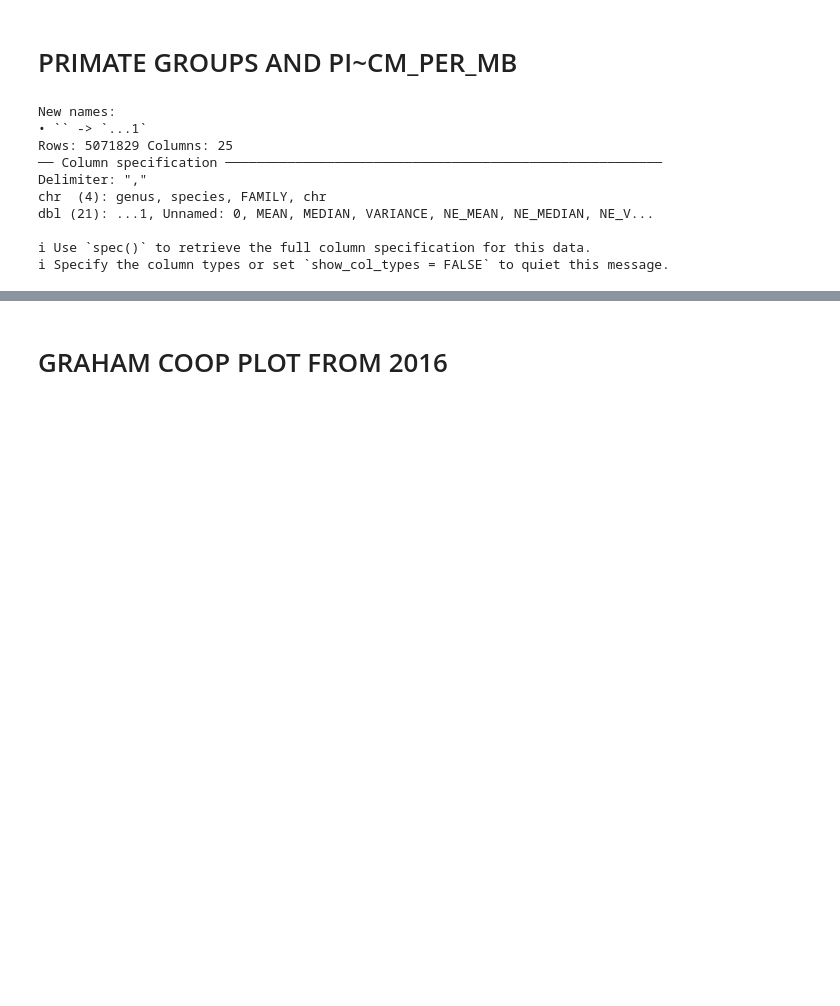
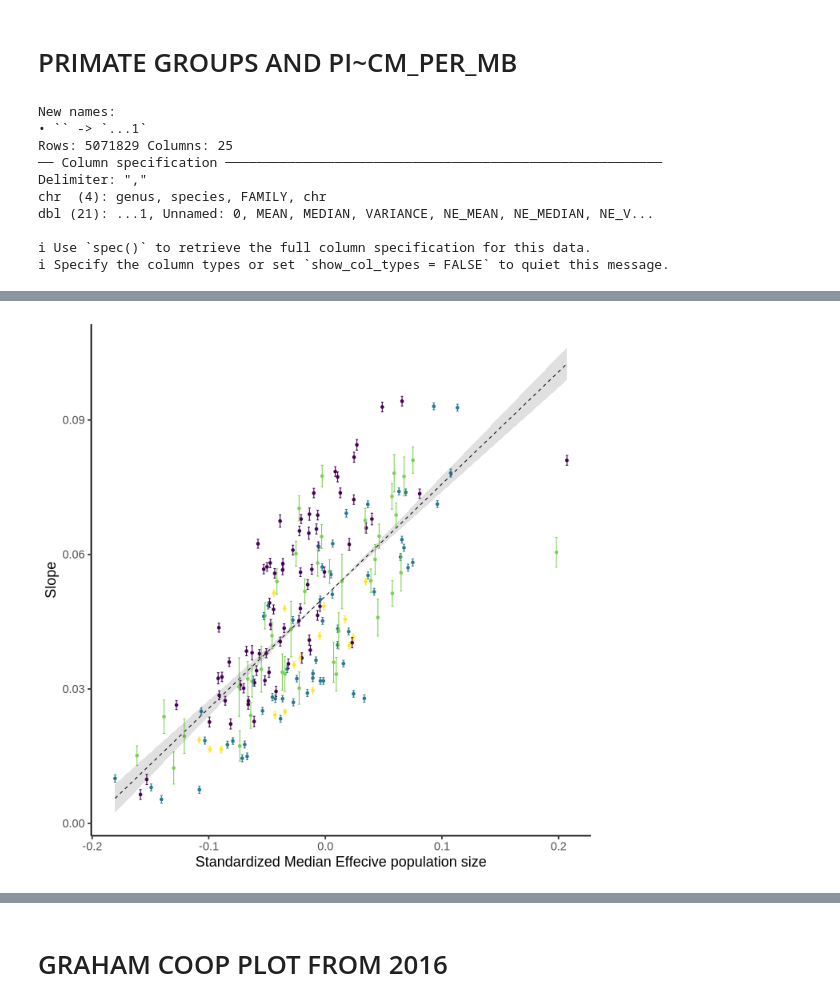
Before and after one commit to Bjarke-M/diversitynrecombination, a Jupyter notebook: notebooks/ploting.ipynb, the cells around one changed output, grey strips where cells are left out. Saved outputs shown, nothing was run; the diff lists cells and outputs as text; code cells hidden in the pictures; blank space fills up the shorter version.

```diff
--- a/notebooks/ploting.ipynb
+++ b/notebooks/ploting.ipynb
@@ -307,6 +373,7 @@ SPECIES/NE AND PI~CM_PER_MB
 # %%
 %%R
-b_species <- read_delim('../results/model/Nested_model/b_14_12_2023', delim = '\t')
-h0 <- read_delim('../results/model/Nested_model/h0_14_12_2023', delim = '\t')
-h1 <- read_delim('../results/model/Nested_model/h1_14_12_2023', delim = '\t')
-Ne <- read_csv('../results/model/Nested_model/Reduced_Ne_Pi_recomb.csv') %>% select(full_species,NE_MEDIAN) %>% distinct(full_species, .keep_all=TRUE)
+b_species <- read_delim('../results/model/Nested_model/hierarchical_log_scaled_ne_cmpermb_model/b_18_12_2023', delim = '\t')
+h0 <- read_delim('../results/model/Nested_model/hierarchical_log_scaled_ne_cmpermb_model/h0_18_12_2023', delim = '\t')
+h1 <- read_delim('../results/model/Nested_model/hierarchical_log_scaled_ne_cmpermb_model/h1_18_12_2023', delim = '\t')
+Ne <- read_csv('../results/model/Nested_model/log_scaled_z_scores.csv') %>% select(full_species,NE_MEDIAN,z_ne) %>% distinct(full_species, .keep_all=TRUE) %>% separate(full_species, into = c("genus", "species"), sep = "_", remove = FALSE)
+pg_namedf <- read_delim('../data/genus_phylogenetic_group_metadata.txt', delim='\t')
@@ -322,21 +423,31 @@ b_species
 # %%
 %%R
 merged_data <- merge(b_species, Ne, by.x = "Species", by.y = "full_species", all.x = TRUE)
-merged_data <- merged_data %>% mutate(
-    scaled_ne = scale(merged_data$NE_MEDIAN,center=TRUE,scale=TRUE))
+merged_data <- merged_data %>%
+    mutate(upper = (mean(h1$h1)+sd(h1$h1)),
+          lower = (mean(h1$h1)-sd(h1$h1)))
+
+merged_data <- merge(merged_data, pg_namedf, by.x = "genus", by.y = "genus_name", all.x = TRUE)
 # %%
 %%R
-fig1 <- merged_data %>% ggplot(aes(x=NE_MEDIAN,y=b))+
-geom_point(aes(col=NE_MEDIAN))+
-geom_line(aes(x=NE_MEDIAN, y=(mean(h0$h0))+(mean(h1$h1)*scaled_ne)), lty = 2)+
-geom_errorbar(aes(ymin=b-sd, ymax=b+sd, col = NE_MEDIAN), width=.2,
+fig1 <- merged_data %>% ggplot(aes(x=z_ne,y=b))+
+geom_point(aes(col=pg_name))+
+geom_line(aes(x=z_ne, y=(mean(h0$h0))+(mean(h1$h1)*z_ne)), lty = 2)+
+geom_errorbar(aes(ymin=b-sd, ymax=b+sd, col = pg_name), width=.002,
                  position=position_dodge(.9)) +
-scale_color_continuous(low = "#ffff33", high = "#e41a1c") +
+geom_ribbon(aes(x = z_ne, ymin = mean(h0$h0)+z_ne*lower, ymax = mean(h0$h0)+z_ne*upper), alpha = .15) +
+#scale_colour_viridis_c()+
+scale_colour_manual(values=c('#FDE725FF','#440154FF','#2A788EFF','#7AD151FF')) +
 theme(plot.margin = margin(t = 0, r = 0, b = 0, l = 0.2, unit = "cm"), legend.key.size = unit(0.5,"line"))+
  ylab("Slope")+
- xlab('Median Effecive population size')+
-theme_classic()+
+ xlab('Standardized Median Effecive population size')+
+theme_classic(base_size=18)+
 theme(legend.position = "none")
+# %%
+%%R -h 700 -w 700
+fig1
+# %% [output]
+[figure, added]
 # %%
 %%R
 ggsave('test.pdf')
```
Also changed, not shown: parts of 23 cells of this notebook, 16 other files.
